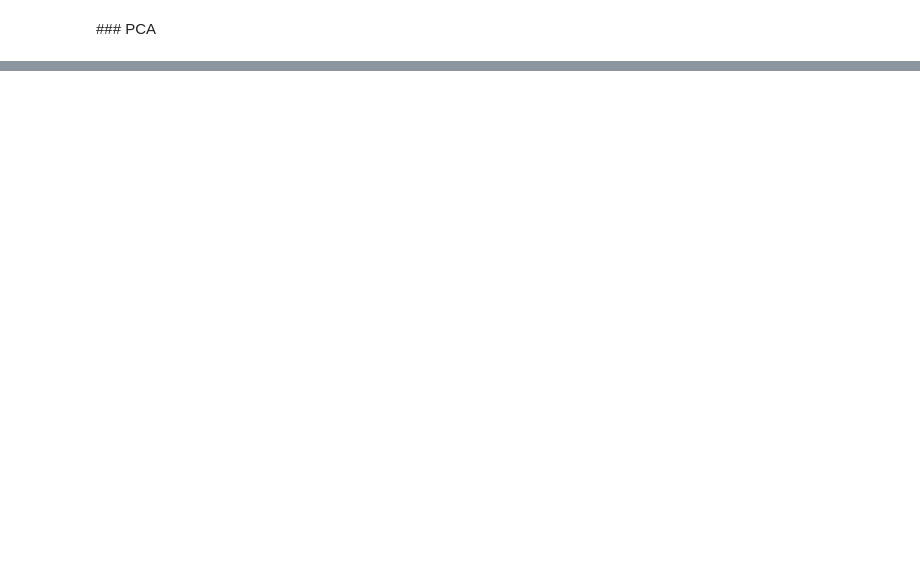
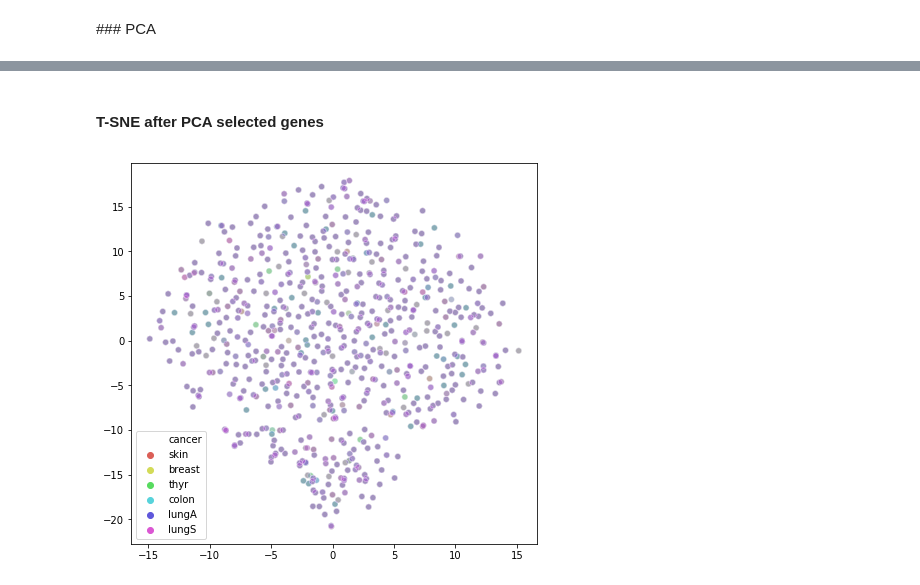
Before and after one commit to mikesamir/oncological_gene_expression_analysis, a Jupyter notebook: Lu/Chunk_Split.ipynb, the cells around one changed output, grey strips where cells are left out. Cells and saved outputs as stored; diff of their text form; code cells hidden in the pictures; blank space fills up the shorter version.

```diff
--- a/Lu/Chunk_Split.ipynb
+++ b/Lu/Chunk_Split.ipynb
@@ -246,0 +261,43 @@ plt.show()
+# %%
+def tsne_from_pca(df, random_state=1888, ncols = 500, n_components=50):
+        """
+            Create T-SNE graph after performing PCA
+        """
+        # PCA part
+
+        # Defining x and y
+        df_y = df["cancer"]
+        df_x_sample = df.drop(columns = "cancer").sample(ncols, axis = 1, random_state = random_state)
+
+        # Scaling
+        minmax_scaler = MinMaxScaler()
+        X_scaled = minmax_scaler.fit_transform(X)
+
+        # Defining Model
+        model = PCA(n_components=n_components)
+
+        # Fitting Model
+        transformed = model.fit_transform(X_scaled)
+
+        # Printing explained variance
+        #print(model.explained_variance_ratio_)
+
+        # T-SNE part
+
+        # T-SNE model
+        tsne = TSNE(n_components=2, verbose=0, perplexity=40, n_iter=300)
+        tsne_pca_results = tsne.fit_transform(transformed)
+
+        # Plotting 2d t-Sne
+        x_axis = tsne_pca_results[:, 0]
+        y_axis = tsne_pca_results[:, 1]
+
+        plt.figure(figsize=(16,7))
+        ax1 = plt.subplot(1, 2, 1)
+        sns.scatterplot(
+            x=x_axis, y=y_axis,
+            hue=df_y,
+            palette=sns.color_palette("hls"),
+            legend="full",
+            alpha=0.3,
+            ax=ax1)
@@ -246,0 +310,6 @@ plt.show()
+# %% [markdown]
+#### T-SNE after PCA selected genes
+# %%
+tsne_from_pca(df_genes_filtered)
+# %% [output]
+[figure, added]
```
Also changed, not shown: parts of 63 cells of this notebook, 8 other files.
